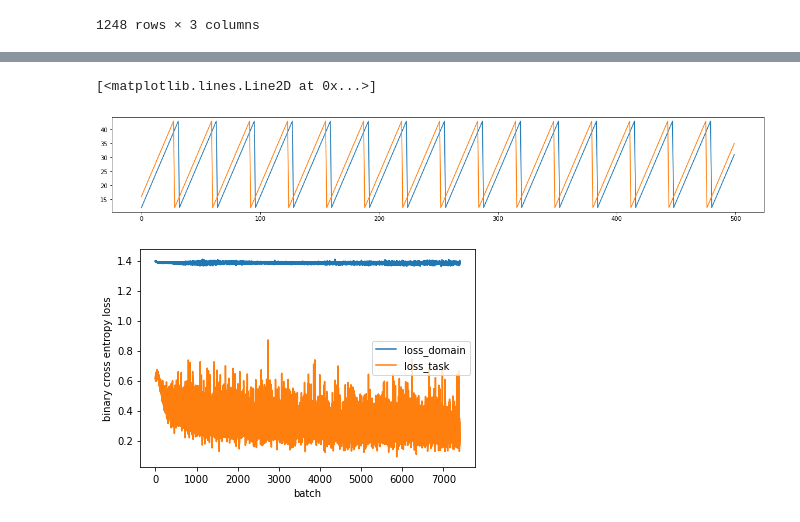
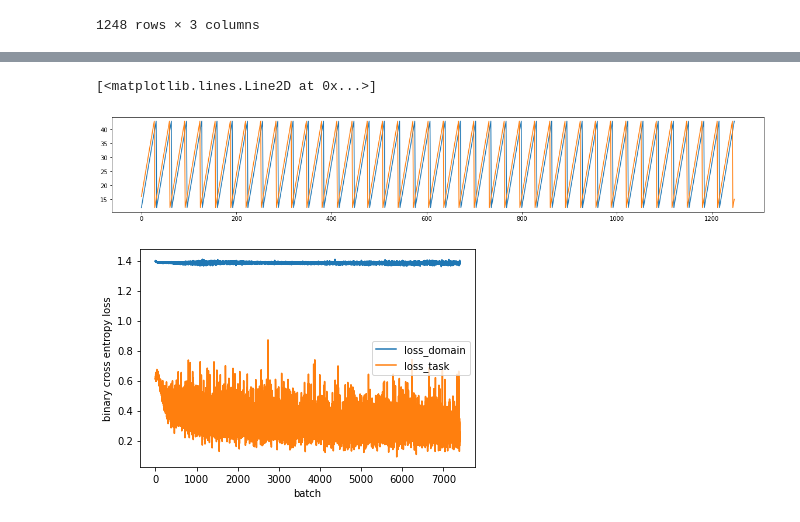
Before and after one commit to oh-yu/domain-invariant-learning, a Jupyter notebook: temporal_shift_simulation.ipynb, the cells around one changed output, grey strips where cells are left out. Cells and saved outputs as stored; diff of their text form; code cells hidden in the pictures.

```diff
--- a/temporal_shift_simulation.ipynb
+++ b/temporal_shift_simulation.ipynb
@@ -64,7 +64,7 @@ train_source_X = train_source_X[train_source_X.Season == 1]
 target_X = train_source_X.copy()
 tmp_list = [i for i in range(16, 44, 1)]
 tmp_list += [12, 13, 14, 15]
-tmp_list = tmp_list * int((train_source_X.shape[0]/31)-1)
+tmp_list = tmp_list * int(train_source_X.shape[0]/32)
 target_X["Time"] = tmp_list
 target_y_task = train_source_y_task
 
@@ -134,10 +126,10 @@ plt.hist(target_X[target_X.Time==43].Energy, bins=25, alpha=0.5)
 # %%
 plt.figure(figsize=(20, 3))
-plt.plot(train_source_X.Time[:500])
-plt.plot(target_X.Time[:500])
+plt.plot(train_source_X.Time)
+plt.plot(target_X.Time)
 # %% [output]
 [<matplotlib.lines.Line2D at 0x...>]
-[figure, old version]
+[figure, new version]
 # %%
 scaler = preprocessing.StandardScaler()
 train_source_X = scaler.fit_transform(train_source_X)
```
Also changed, not shown: parts of 2 cells of this notebook.
